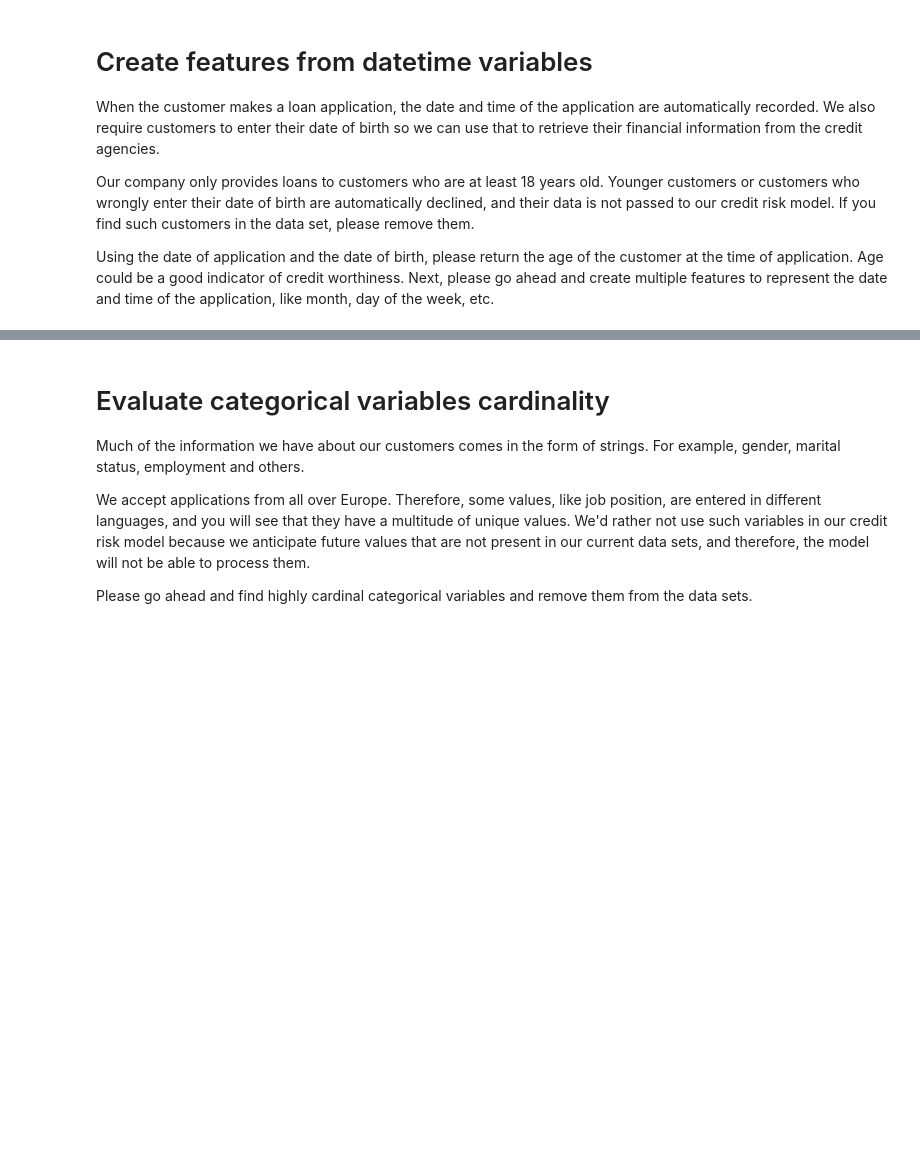
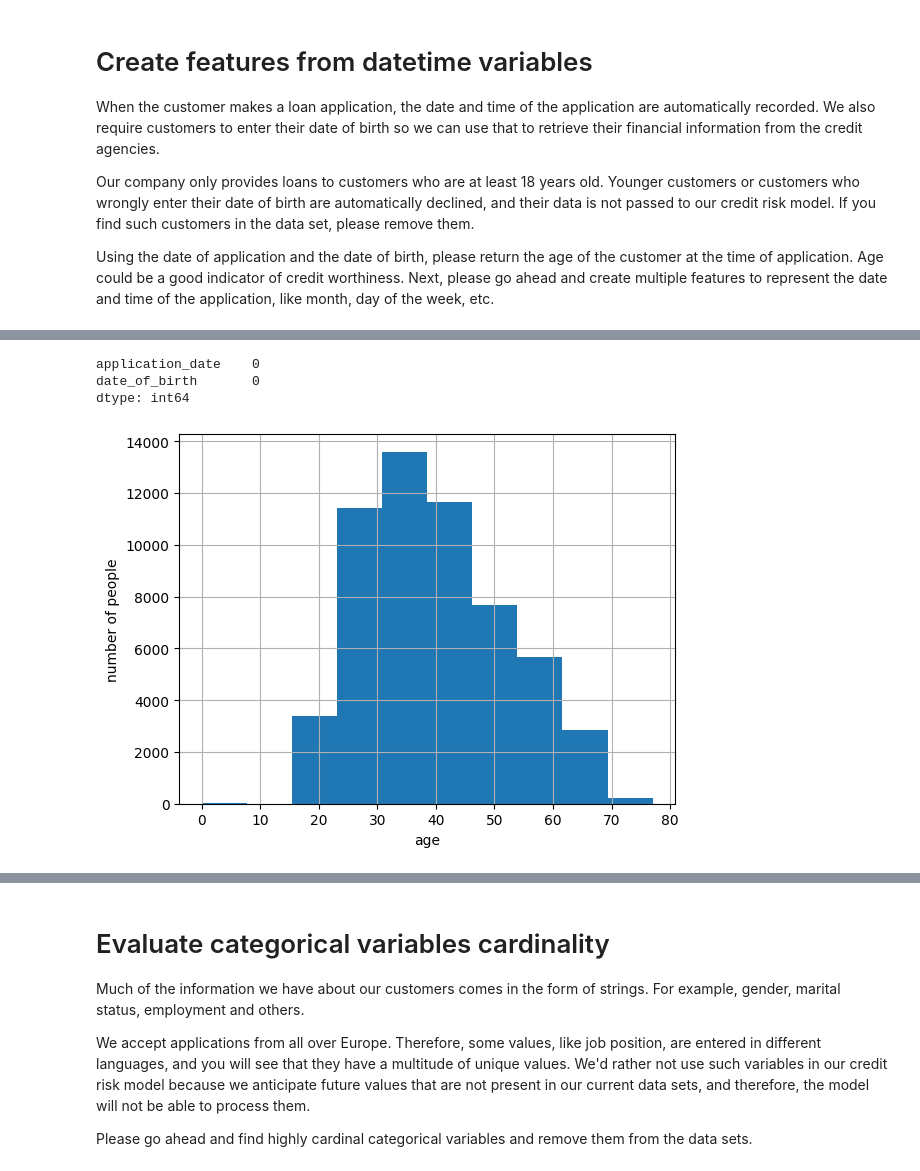
Before and after one commit to HimanshuAbburu/credit_risk_ml_pipeline, a Jupyter notebook: main.ipynb, the cells around one changed output, grey strips where cells are left out. Drawn from its saved outputs; the diff is of its cells as text; code cells hidden in the pictures; blank space fills up the shorter version.

```diff
--- a/main.ipynb
+++ b/main.ipynb
@@ -259,0 +290,16 @@ Using the date of application and the date of birth, please return the age of th
+# %%
+X_train[datetime_vars].isnull().sum()
+# %% [output]
+application_date    0
+date_of_birth       0
+dtype: int64
+# %%
+# Age of customer at the time of application
+
+X_train['age'] = ((pd.to_datetime(X_train['application_date']) - pd.to_datetime(X_train['date_of_birth'])).dt.days / 365).astype(int)
+X_train['age'].hist()
+plt.ylabel("number of people")
+plt.xlabel("age")
+X_test['age'] = ((pd.to_datetime(X_test['application_date']) - pd.to_datetime(X_test['date_of_birth'])).dt.days / 365).astype(int)
+# %% [output]
+[figure, added]
```
Also changed, not shown: parts of 38 cells of this notebook.
